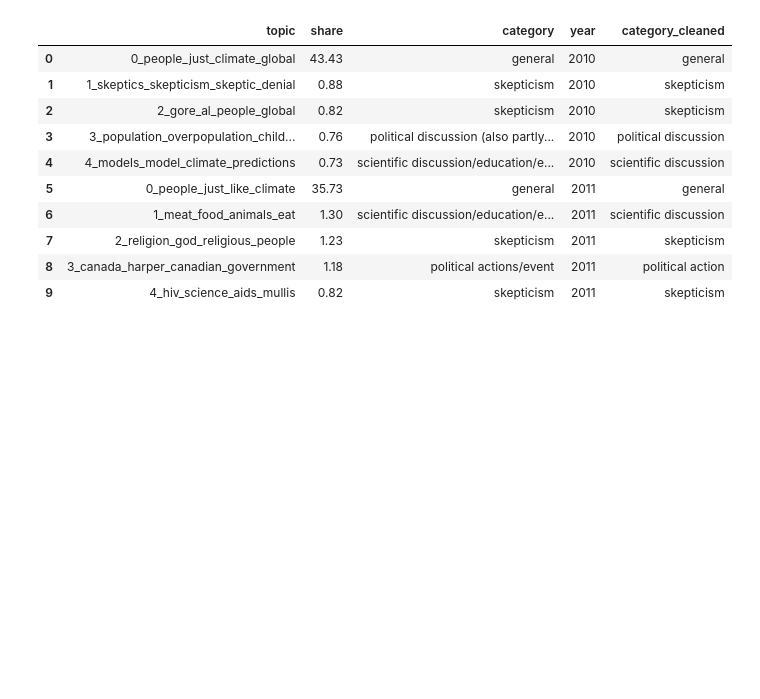
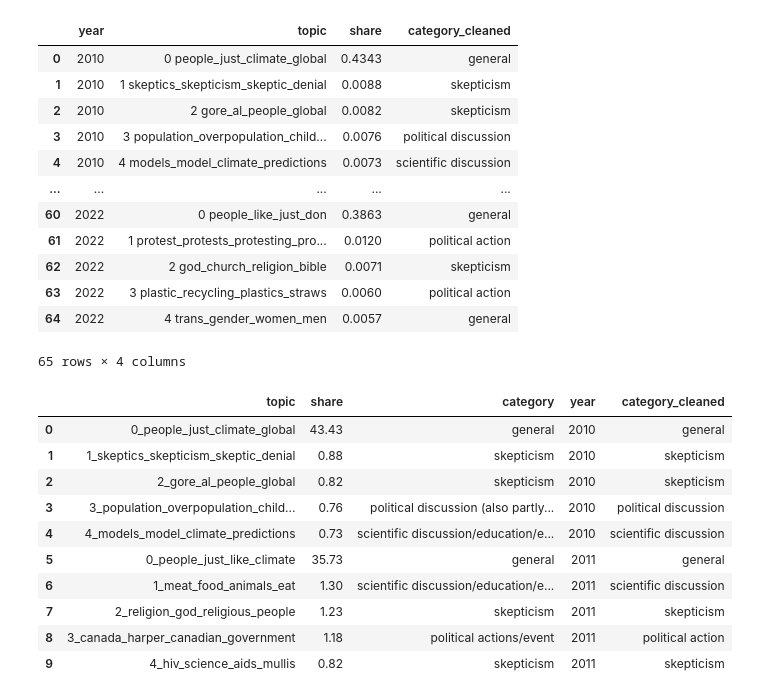
Before and after one commit to anjaghub/datascience_project_2023, a Jupyter notebook: 6_final_plots.ipynb, the cells around one changed output. Saved outputs shown, nothing was run; the diff lists cells and outputs as text; code cells hidden in the pictures; blank space fills up the shorter version.

```diff
--- a/6_final_plots.ipynb
+++ b/6_final_plots.ipynb
@@ -14,5 +22,24 @@ color = "#006871"
 # %%
 # Load data
-df = pd.read_csv("data/topic_large_categories.csv", delimiter=";")
-df.columns = ["topic", "share", "category", "year"]
+# df = pd.read_csv("data/topic_large_categories.csv", delimiter=";")
+# df.columns = ["topic", "share", "category", "year"]
+
+df = pd.read_csv("data/topic_general_labels.csv", delimiter=";")
+df.columns = ["year", "topic", "share", "category_cleaned"]
+# %%
+df
+# %% [output]
+|  | year | topic | share | category_cleaned |
+| 0 | 2010 | 0 people_just_climate_global | 0.4343 | general |
+| 1 | 2010 | 1 skeptics_skepticism_skeptic_denial | 0.0088 | skepticism |
+| 2 | 2010 | 2 gore_al_people_global | 0.0082 | skepticism |
+| 3 | 2010 | 3 population_overpopulation_child... | 0.0076 | political discussion |
+| 4 | 2010 | 4 models_model_climate_predictions | 0.0073 | scientific discussion |
+| ... | ... | ... | ... | ... |
+| 60 | 2022 | 0 people_like_just_don | 0.3863 | general |
+| 61 | 2022 | 1 protest_protests_protesting_pro... | 0.0120 | political action |
+| 62 | 2022 | 2 god_church_religion_bible | 0.0071 | skepticism |
+| 63 | 2022 | 3 plastic_recycling_plastics_straws | 0.0060 | political action |
+| 64 | 2022 | 4 trans_gender_women_men | 0.0057 | general |
+65 rows × 4 columns
 # %%
```
Also changed, not shown: parts of 7 cells of this notebook, 1 other file.
